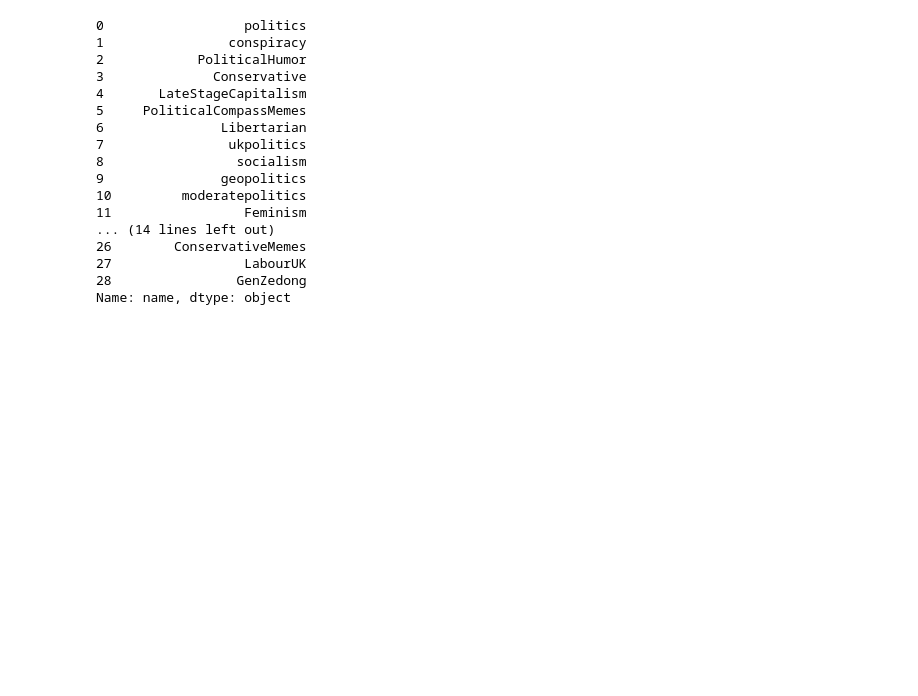
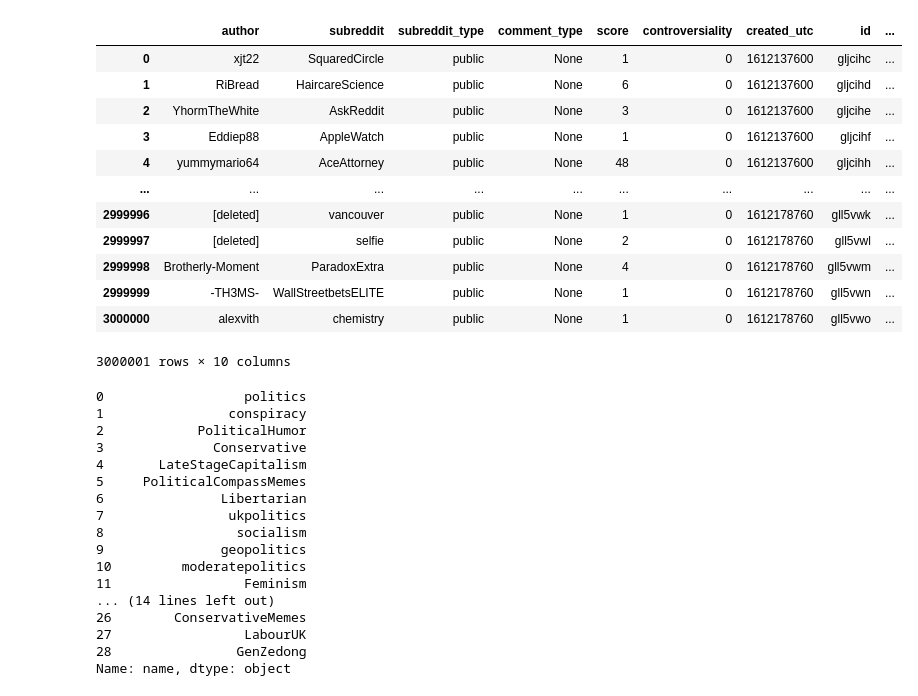
Before and after one commit to thezanefreeman/ComplexNetworks, a Jupyter notebook: political_subreddit_network.ipynb, the cells around one changed output. Saved outputs shown, nothing was run; the diff lists cells and outputs as text; code cells hidden in the pictures; blank space fills up the shorter version.

Commit message:
Build political user network for about first 3.5M comments in 02/2021

```diff
--- a/political_subreddit_network.ipynb
+++ b/political_subreddit_network.ipynb
@@ -100,6 +101,40 @@ def download_subreddit_users(after, before, limit, subreddit_name):
 
 def download_user_comments(after, before, limit, author):
     return download_comments(after, before, limit, author=author)
+# %%
+def load_comments_from_file(file_path, limit=None):
+    keys_to_keep = ['author', 'subreddit', 'subreddit_type', 'comment_type', 'score', 'controversiality', 'created_utc', 'id', 'parent_id', 'body']
+    data = []
+    with open(file_path, 'r') as f:
+        count = 0
+        for line in tqdm(f):
+            try:
+                j = json.loads(line)
+                record = { k: j[k] for k in keys_to_keep }
+                data.append(record)
+                count += 1
+                if limit and count > limit:
+                    break
+            except json.JSONDecodeError:
+                break
+    return pd.json_normalize(data)
+# %%
+comments = load_comments_from_file('D:\comments.txt', limit=3_000_000)
+comments
+# %% [output]
+|  | author | subreddit | subreddit_type | comment_type | score | controversiality | created_utc | id | ... |
+| 0 | xjt22 | SquaredCircle | public | None | 1 | 0 | 1612137600 | gljcihc | ... |
+| 1 | RiBread | HaircareScience | public | None | 6 | 0 | 1612137600 | gljcihd | ... |
+| 2 | YhormTheWhite | AskReddit | public | None | 3 | 0 | 1612137600 | gljcihe | ... |
+| 3 | Eddiep88 | AppleWatch | public | None | 1 | 0 | 1612137600 | gljcihf | ... |
+| 4 | yummymario64 | AceAttorney | public | None | 48 | 0 | 1612137600 | gljcihh | ... |
+| ... | ... | ... | ... | ... | ... | ... | ... | ... | ... |
+| 2999996 | [deleted] | vancouver | public | None | 1 | 0 | 1612178760 | gll5vwk | ... |
+| 2999997 | [deleted] | selfie | public | None | 2 | 0 | 1612178760 | gll5vwl | ... |
+| 2999998 | Brotherly-Moment | ParadoxExtra | public | None | 4 | 0 | 1612178760 | gll5vwm | ... |
+| 2999999 | -TH3MS- | WallStreetbetsELITE | public | None | 1 | 0 | 1612178760 | gll5vwn | ... |
+| 3000000 | alexvith | chemistry | public | None | 1 | 0 | 1612178760 | gll5vwo | ... |
+3000001 rows × 10 columns
 # %%
 subreddits = pd.read_csv('political_subreddits.csv', sep='\t')
 top_political_subreddits = subreddits.sort_values('subscriber_rank')['name']
```
Also changed, not shown: parts of 5 cells of this notebook, 2 other files.
